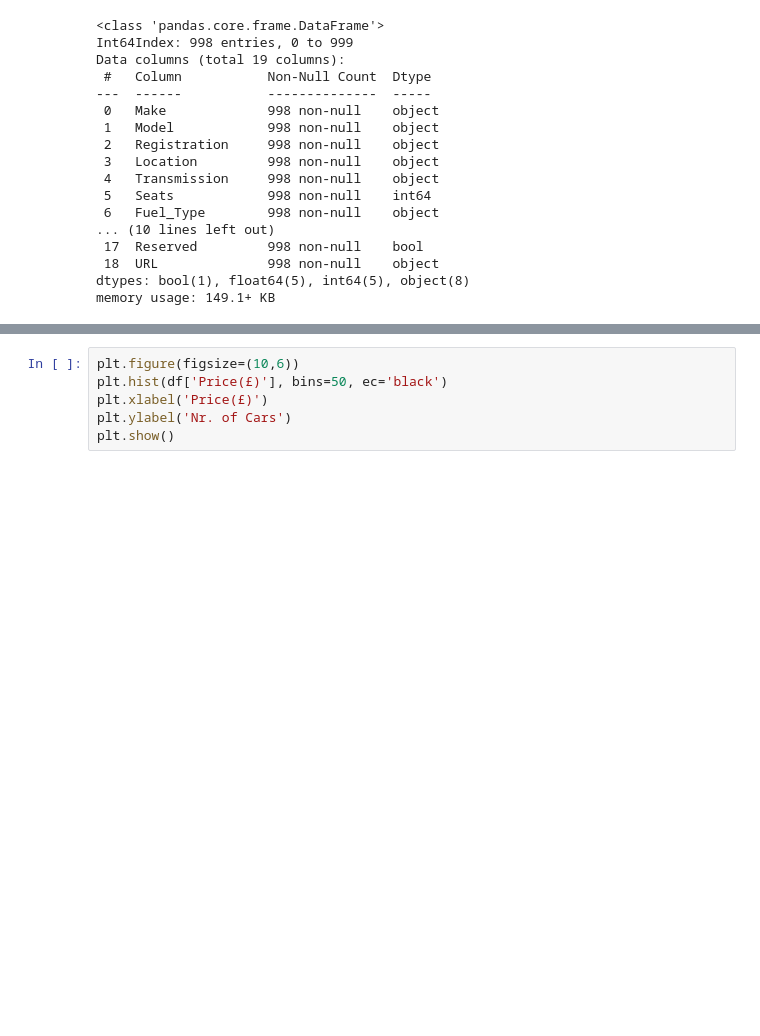
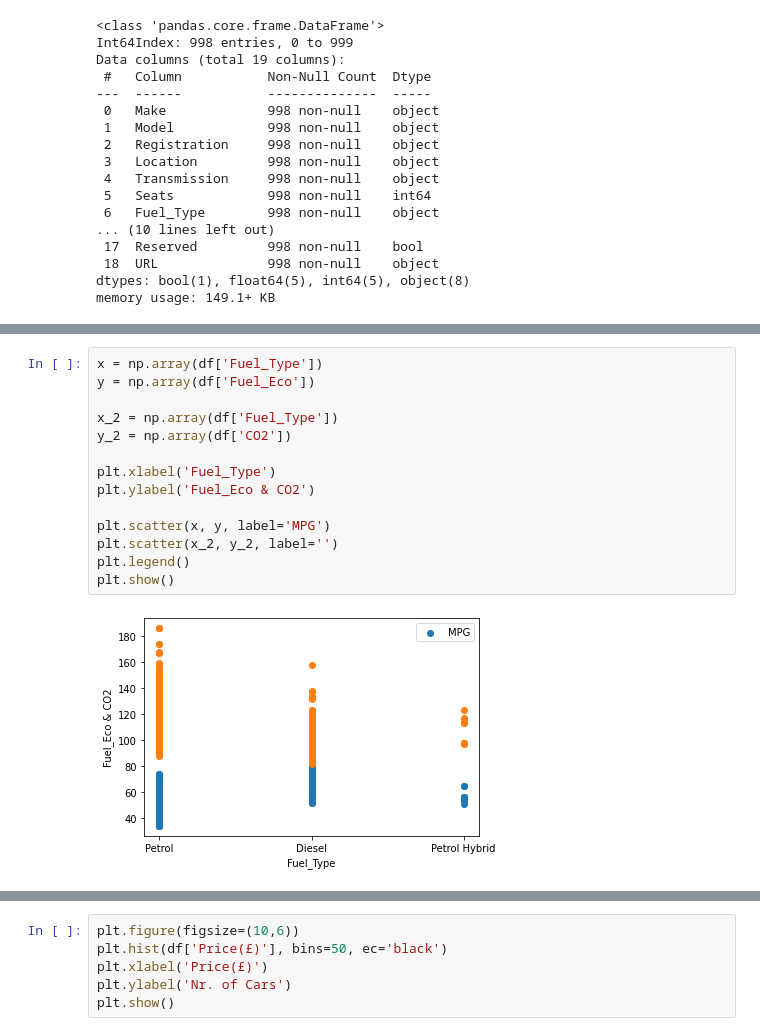
Before and after one commit to tsenior97/Cars_dataset, a Jupyter notebook: WBAC_TS.ipynb, the cells around one changed output, grey strips where cells are left out. Drawn from its saved outputs; the diff is of its cells as text; blank space fills up the shorter version.

```diff
--- a/WBAC_TS.ipynb
+++ b/WBAC_TS.ipynb
@@ -177,0 +192,16 @@ memory usage: 149.1+ KB
+# %%
+x = np.array(df['Fuel_Type'])
+y = np.array(df['Fuel_Eco'])
+
+x_2 = np.array(df['Fuel_Type'])
+y_2 = np.array(df['CO2'])
+
+plt.xlabel('Fuel_Type')
+plt.ylabel('Fuel_Eco & CO2')
+
+plt.scatter(x, y, label='MPG')
+plt.scatter(x_2, y_2, label='')
+plt.legend()
+plt.show()
+# %% [output]
+[figure, added]
```
Also changed, not shown: parts of 25 cells of this notebook, 1 other file.
